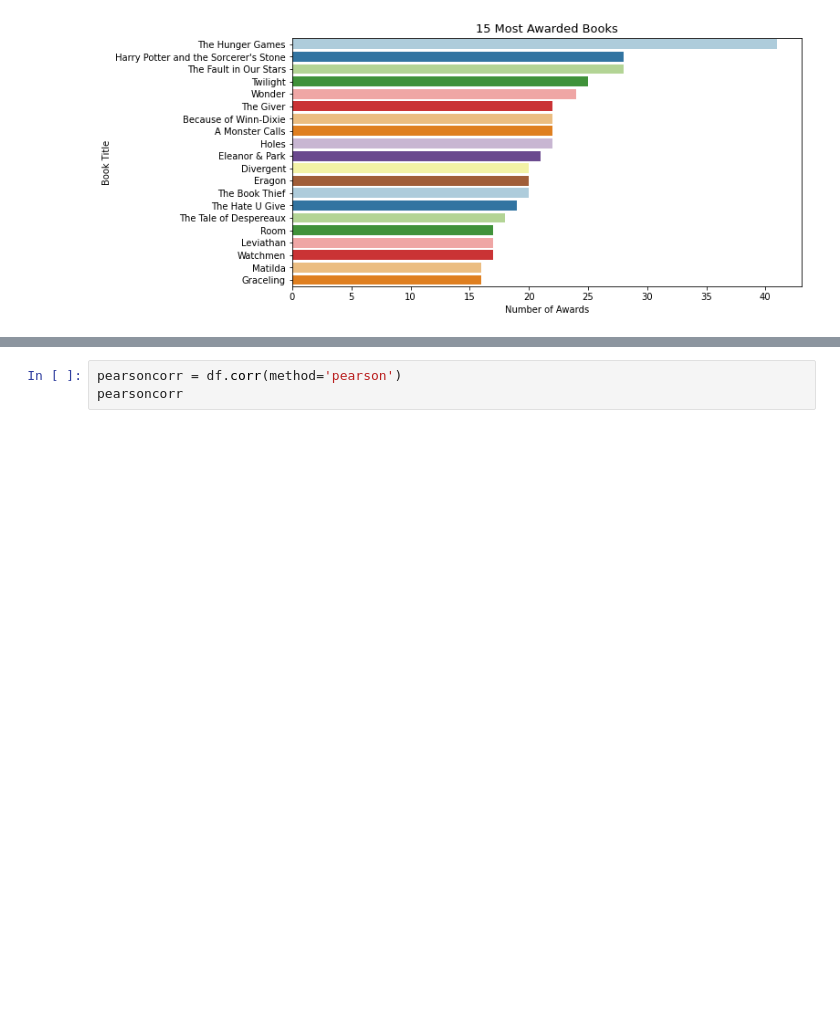
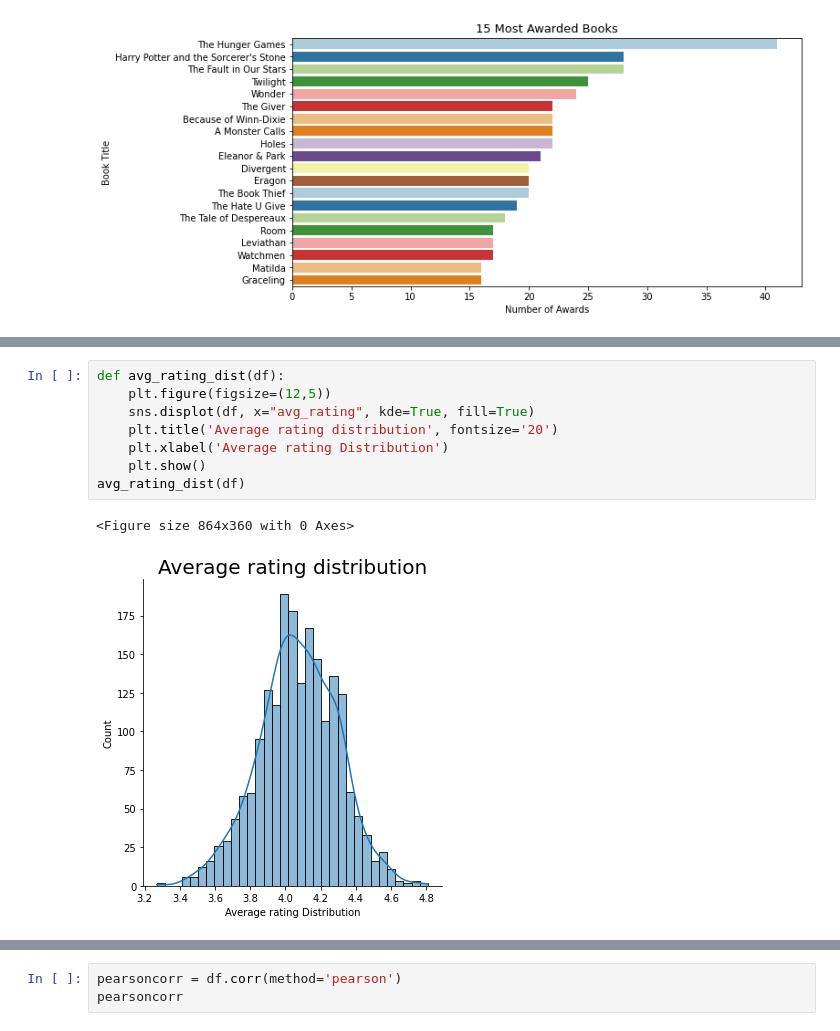
Before and after one commit to fbulbulov/AISpring-exercises, a Jupyter notebook: Build Week 1 GoodReading Project/Data Visualization.ipynb, the cells around one changed output, grey strips where cells are left out. Saved outputs shown, nothing was run; the diff lists cells and outputs as text; blank space fills up the shorter version.

```diff
--- a/Build Week 1 GoodReading Project/Data Visualization.ipynb
+++ b/Build Week 1 GoodReading Project/Data Visualization.ipynb
@@ -137,0 +158,11 @@ plt.show()
+# %%
+def avg_rating_dist(df):
+    plt.figure(figsize=(12,5))
+    sns.displot(df, x="avg_rating", kde=True, fill=True)
+    plt.title('Average rating distribution', fontsize='20')
+    plt.xlabel('Average rating Distribution')
+    plt.show()
+avg_rating_dist(df)
+# %% [output]
+<Figure size 864x360 with 0 Axes>
+[figure, added]
```
Also changed, not shown: parts of 12 cells of this notebook, 1 other file.
